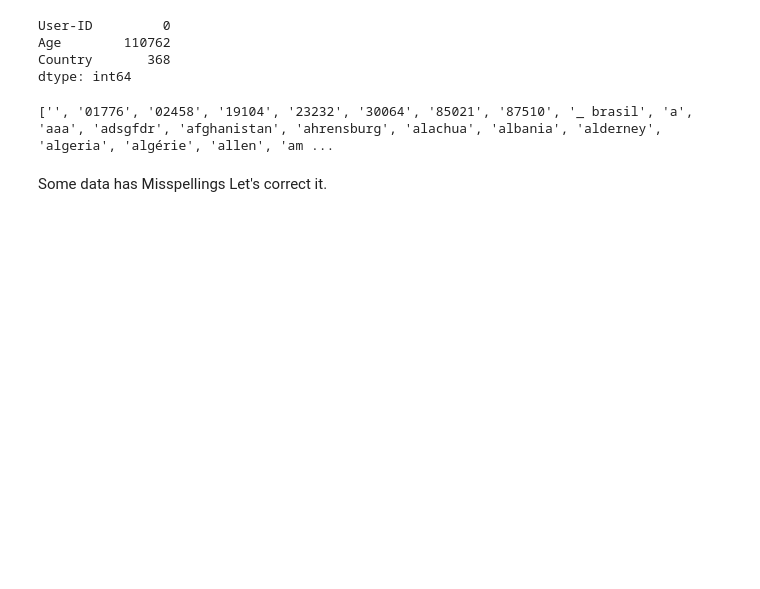
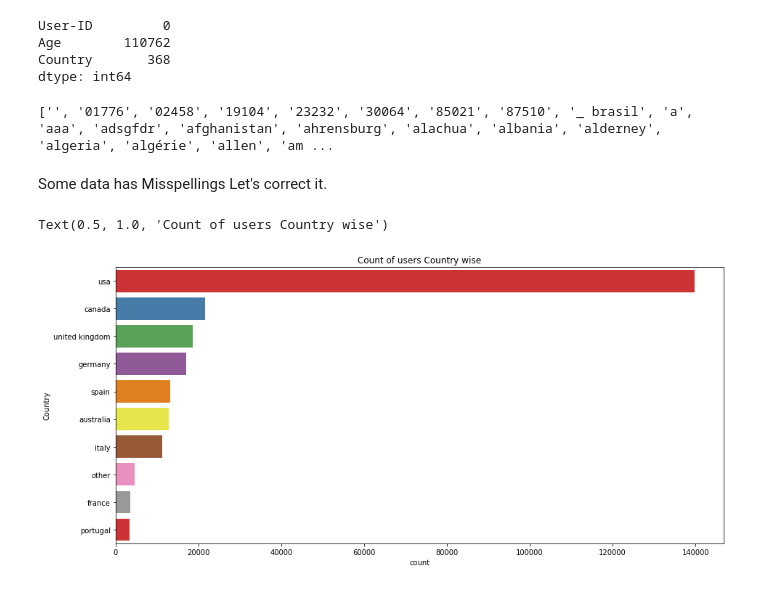
Before and after one commit to ChetanJadhav2341/Book-Recommendation-System, a Jupyter notebook: Book_Recommendation_System.ipynb, the cells around one changed output. Saved outputs shown, nothing was run; the diff lists cells and outputs as text; code cells hidden in the pictures; blank space fills up the shorter version.

```diff
--- a/Book_Recommendation_System.ipynb
+++ b/Book_Recommendation_System.ipynb
@@ -453,3 +450,14 @@ print(a)
 ['', '01776', '02458', '19104', '23232', '30064', '85021', '87510', '_ brasil', 'a', 'aaa', 'adsgfdr', 'afghanistan', 'ahrensburg', 'alachua', 'albania', 'alderney', 'algeria', 'algérie', 'allen', 'am ...
 # %% [markdown]
 Some data has Misspellings Let's correct it.
+# %%
+df_users['Country'].replace(['','01776','02458','19104','23232','30064','85021','87510','alachua','america','austria','autralia','cananda','geermany','italia','united kindgonm','united sates','united staes','united state','united states','us'],
+                           ['other','usa','usa','usa','usa','usa','usa','usa','usa','usa','australia','australia','canada','germany','italy','united kingdom','usa','usa','usa','usa','usa'],inplace=True)
+# %%
+
+plt.figure(figsize=(15,7))
+sns.countplot(y='Country',data=df_users,order=pd.value_counts(df_users['Country']).iloc[:10].index, palette='Set1')
+plt.title('Count of users Country wise')
+# %% [output]
+Text(0.5, 1.0, 'Count of users Country wise')
+[figure, added]
```
Also changed, not shown: parts of 16 cells of this notebook.
